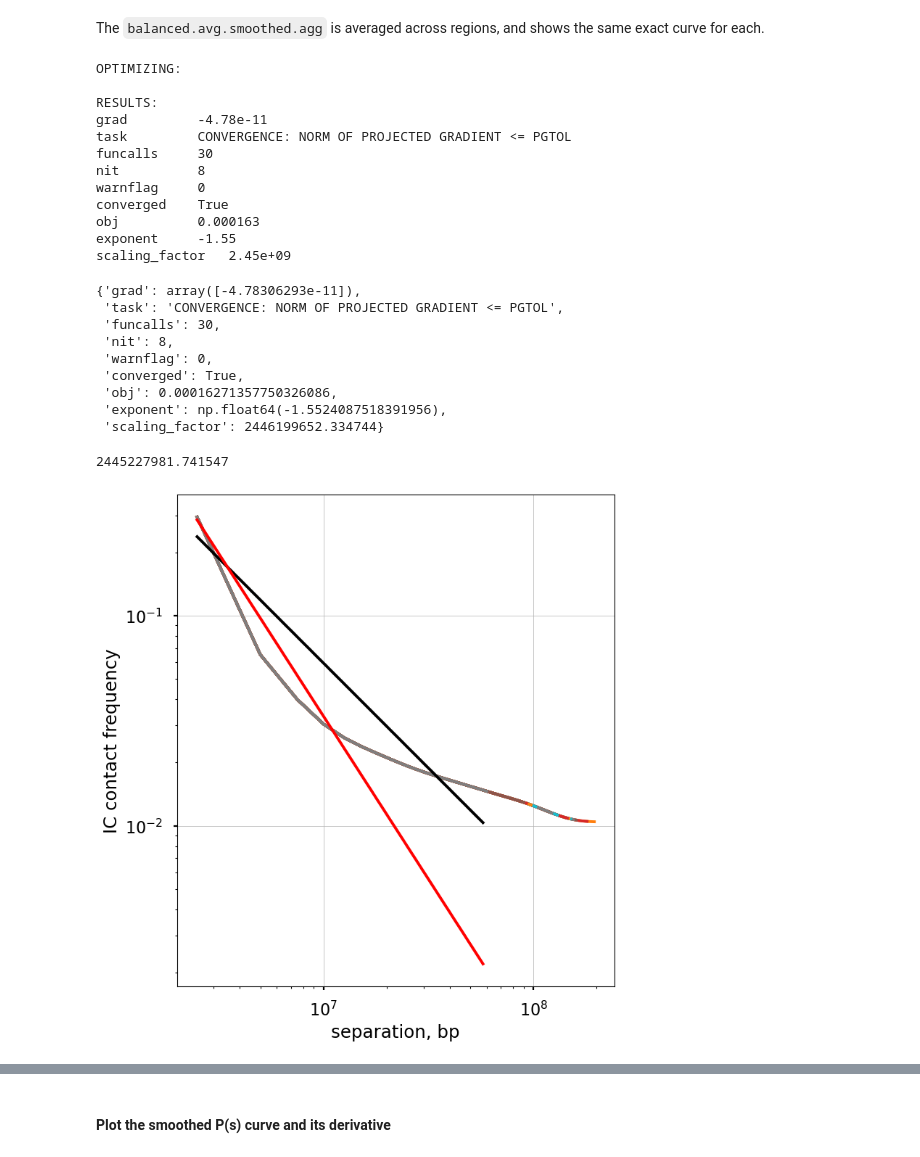
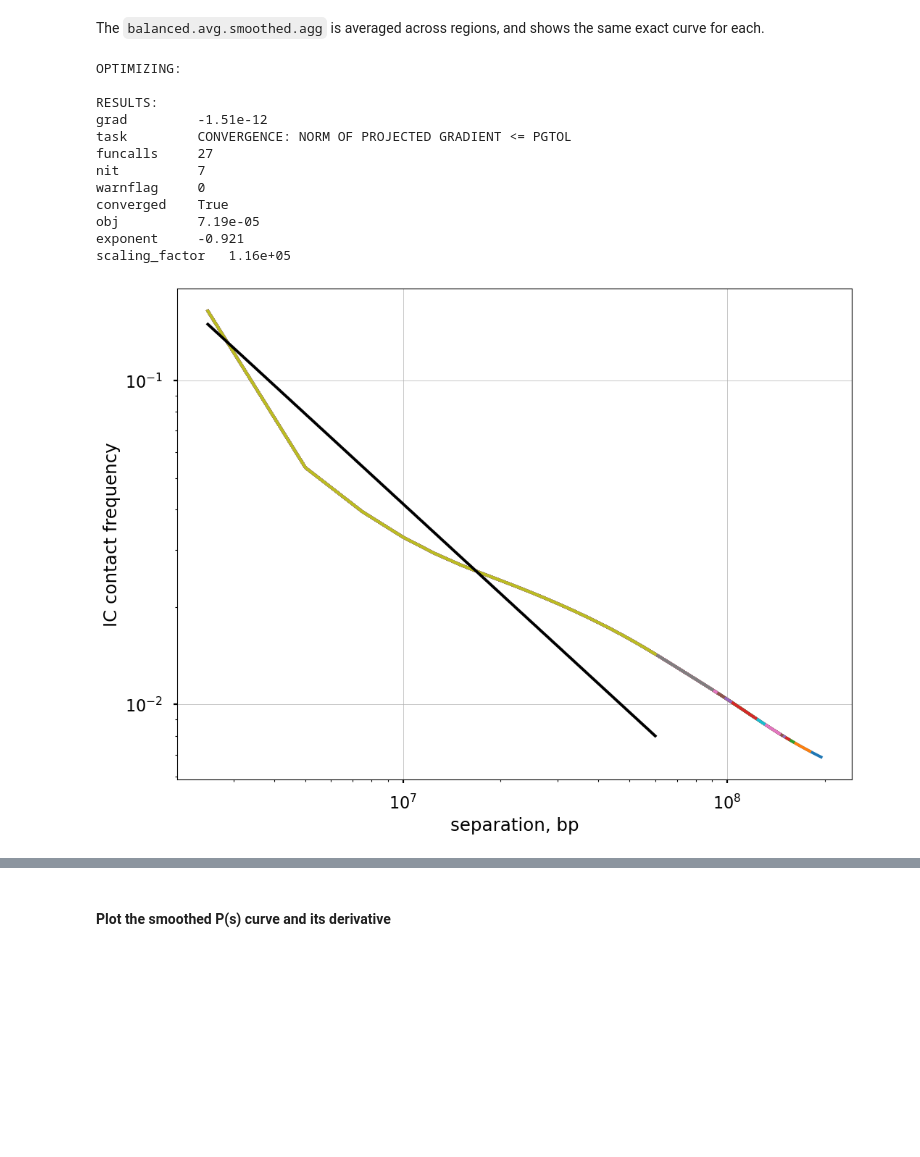
Before and after one commit to gesinecauer/Chromatin_Analysis_MOp, a Jupyter notebook: jupyter/contacts_vs_distance.ipynb, the cells around one changed output, grey strips where cells are left out. Saved outputs shown, nothing was run; the diff lists cells and outputs as text; code cells hidden in the pictures; blank space fills up the shorter version.

```diff
--- a/jupyter/contacts_vs_distance.ipynb
+++ b/jupyter/contacts_vs_distance.ipynb
@@ -62,11 +65,13 @@ num_cpus = int(num_cpus)
 ### Load cooler file
 # %%
 # mcool_file = '/net/gs/vol1/home/gesine/noble_lab/repos/Chromatin_Analysis_MOp/data/snm3C-seq/pseudobulk_3C/nobackup/Raw.100K/L2_3_IT_CTX_Glut.Raw.100K.mcool'
-mcool_file = '/net/gs/vol1/home/gesine/noble_lab/repos/Chromatin_Analysis_MOp/data/snm3C-seq/pseudobulk_3C/nobackup/Q.100K/selected/L2_3_IT_CTX_Glut.Q.100K.mcool'
+# mcool_file = '/net/gs/vol1/home/gesine/noble_lab/repos/Chromatin_Analysis_MOp/data/snm3C-seq/pseudobulk_3C/nobackup/Q.100K/selected/L2_3_IT_CTX_Glut.Q.100K.mcool'
+mcool_file = '/net/gs/vol1/home/gesine/noble_lab/repos/Chromatin_Analysis_MOp/data/snm3C-seq/pseudobulk_3C/nobackup/Q.100K/selected/Astro-TE_NN.Q.100K.mcool'
 
 resolution = int(1000 * 1000 * 2.5) # 2.5 Mb (2.5e6 bp)
-uri = f'{mcool_file}::/resolutions/{resolution:g}'
+uri = f'{mcool_file}::/resolutions/{resolution:d}'
 
+print(uri)
 clr = cooler.Cooler(uri)
 
 cis_cov, tot_cov = cooltools.coverage(clr, ignore_diags=1, nproc=2)
@@ -367,29 +362,3 @@ def estimate_exponent(cvd_smooth_agg, x0=None, bounds=(-10, 10), seed=0,
         print_alpha_infer_results(d)
 
     return d
-# %%
-estimate_exponent(
-    cvd_smooth_agg, seed=0, min_genomic_dis=None, max_genomic_dis='default',
-    verbose=True)
-# %% [output]
-OPTIMIZING:
-
-RESULTS:
-grad         -4.78e-11
-task         CONVERGENCE: NORM OF PROJECTED GRADIENT <= PGTOL
-funcalls     30
-nit          8
-warnflag     0
-converged    True
-obj          0.000163
-exponent     -1.55
-scaling_factor   2.45e+09
-{'grad': array([-4.78306293e-11]),
- 'task': 'CONVERGENCE: NORM OF PROJECTED GRADIENT <= PGTOL',
- 'funcalls': 30,
- 'nit': 8,
- 'warnflag': 0,
- 'converged': True,
- 'obj': 0.00016271357750326086,
- 'exponent': np.float64(-1.5524087518391956),
- 'scaling_factor': 2446199652.334744}
@@ -396,41 +393,34 @@ scaling_factor   2.45e+09
 # %%
-dist_decay = cvd_smooth_agg.loc[~pd.isnull(
-    cvd_smooth_agg['balanced.avg.smoothed.agg']), ['dist_bp', 'balanced.avg.smoothed.agg']].groupby(
-    'dist_bp').mean()
-# foo = cvd_smooth_agg.loc[~pd.isnull(cvd_smooth_agg['balanced.avg.smoothed.agg']), ['dist_bp', 'balanced.avg.smoothed.agg']]
-# x = np.power(10, np.linspace(np.log10(foo['dist_bp'].min()), np.log10(foo['dist_bp'].max()), 100))
-x = dist_decay.index.values
-mask = x < cvd_smooth_agg[~pd.isnull(cvd_smooth_agg['balanced.avg.smoothed.agg'])].groupby('region1').max().dist_bp.min()
-x = x[mask]
-
-y = np.power(x, float(-1))
-beta = np.sum(y * dist_decay.values.ravel()[mask]) / np.sum(np.square(y))
-y = y * beta
-
-y2 = np.power(x, float(-1.5524))
-beta2 = np.sum(y2 * dist_decay.values.ravel()[mask]) / np.sum(np.square(y2))
-y2 = y2 * beta2
-print(beta2)
-
+d, x, y = estimate_exponent_from_clr(cvd_smooth_agg, seed=0, max_genomic_dis='default')
 
 # cvd_smooth_agg['balanced.avg.smoothed.agg'].loc[cvd_smooth_agg['dist'] < 2] = np.nan  # GC: comment out
 f, ax = plt.subplots(1,1)
 
 for region in mm10_arms['name']:
     ax.loglog(
         cvd_smooth_agg['dist_bp'].loc[cvd_smooth_agg['region1']==region],
         cvd_smooth_agg['balanced.avg.smoothed.agg'].loc[cvd_smooth_agg['region1']==region],
     )
     ax.set(
         xlabel='separation, bp',
         ylabel='IC contact frequency')
     ax.set_aspect(1.0)
     ax.grid(lw=0.5)
 
 ax.loglog(x, y, color='black')
-ax.loglog(x, y2, color='red')
 
 plt.show()
 # %% [output]
-2445227981.741547
+OPTIMIZING:
+
+RESULTS:
+grad         -1.51e-12
+task         CONVERGENCE: NORM OF PROJECTED GRADIENT <= PGTOL
+funcalls     27
+nit          7
+warnflag     0
+converged    True
+obj          7.19e-05
+exponent     -0.921
+scaling_factor   1.16e+05
-[figure, old version]
+[figure, new version]
```
Also changed, not shown: parts of 11 cells of this notebook, 1 other file.
